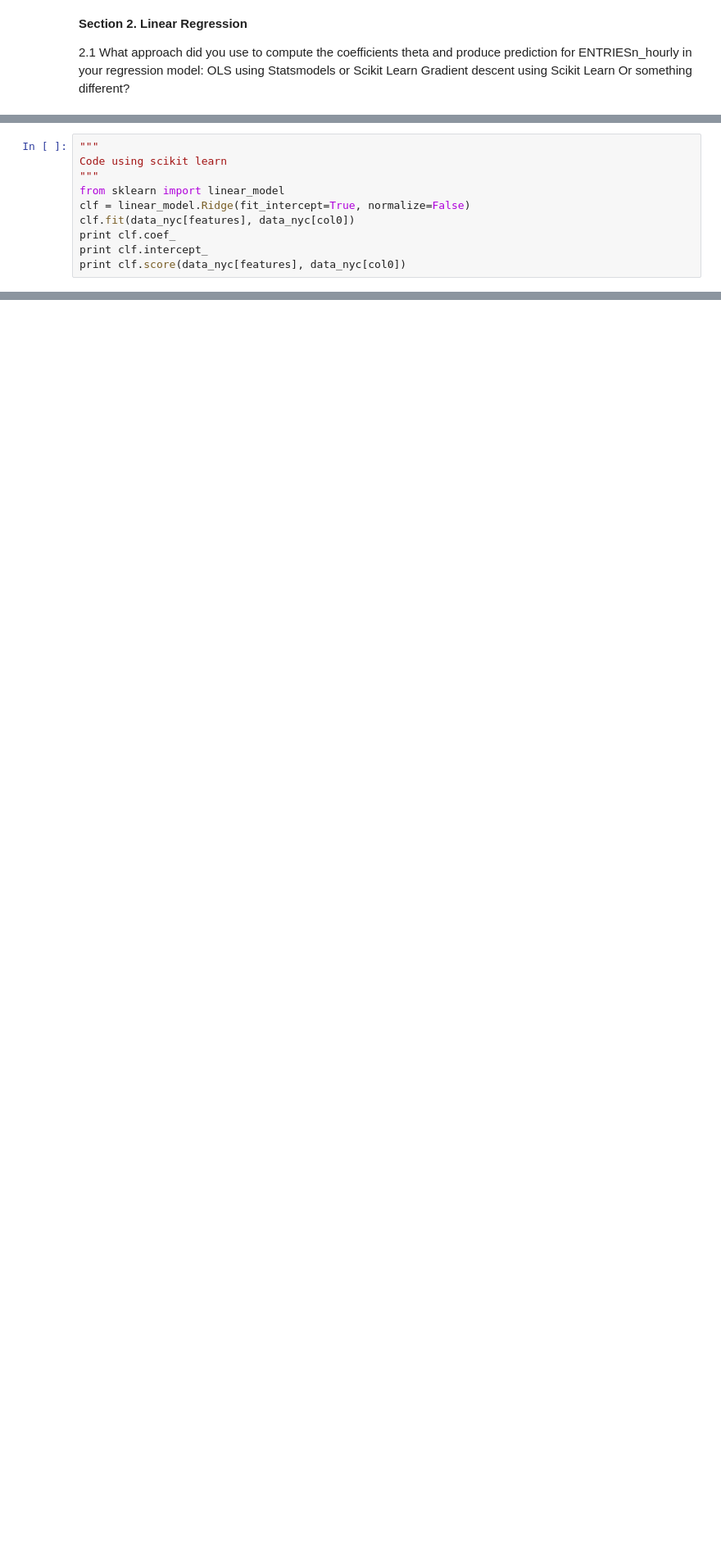
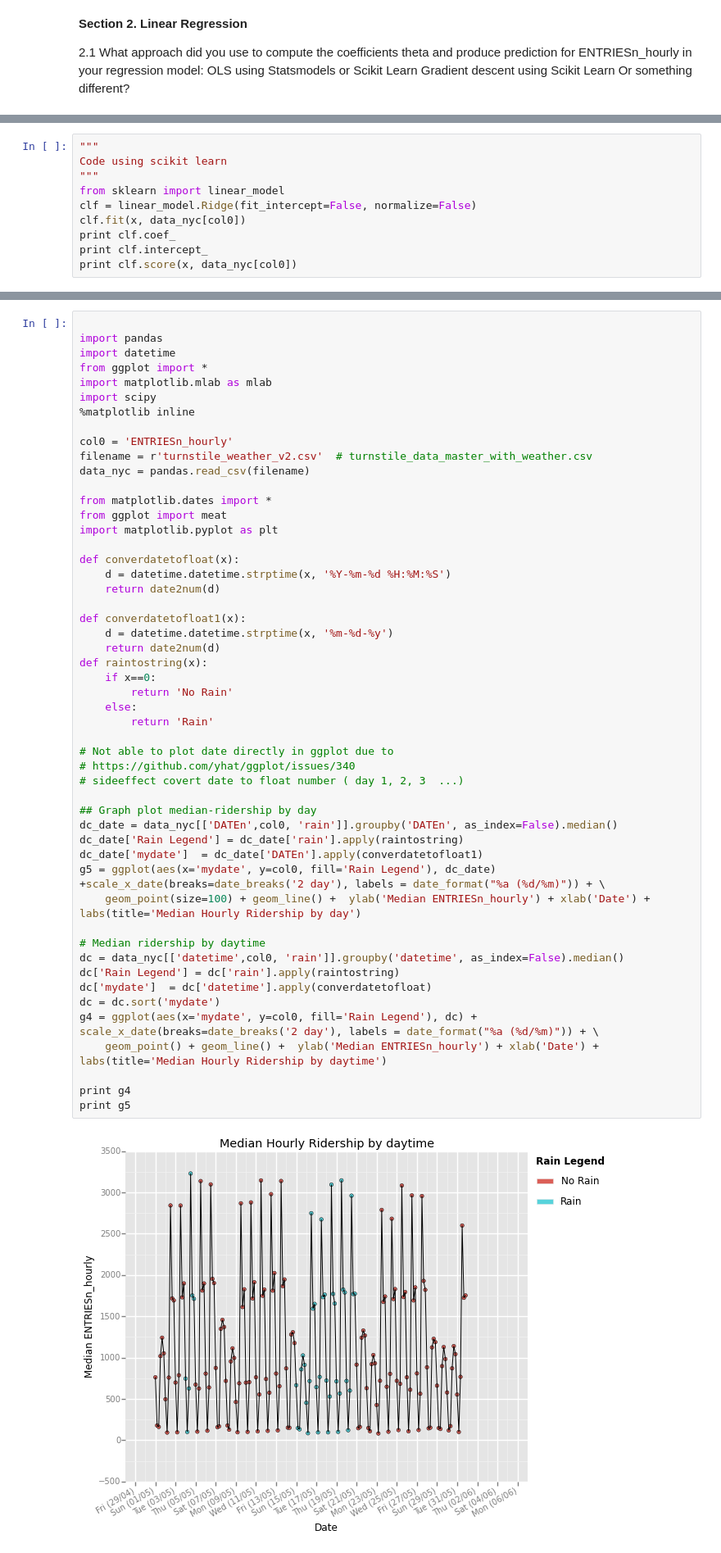
Before and after one commit to inderpreetb/project1-AnalysisOfSubwayData, a Jupyter notebook: assignment.ipynb, the cells around one changed output, grey strips where cells are left out. Shown at 82% size. Drawn from its saved outputs; the diff is of its cells as text; blank space fills up the shorter version.

```diff
--- a/assignment.ipynb
+++ b/assignment.ipynb
@@ -164,9 +206,9 @@ strong multicollinearity or other numerical problems.
 Code using scikit learn
 """
 from sklearn import linear_model
-clf = linear_model.Ridge(fit_intercept=True, normalize=False)
-clf.fit(data_nyc[features], data_nyc[col0])
+clf = linear_model.Ridge(fit_intercept=False, normalize=False)
+clf.fit(x, data_nyc[col0])
 print clf.coef_
 print clf.intercept_
-print clf.score(data_nyc[features], data_nyc[col0])
+print clf.score(x, data_nyc[col0])
 # %% [output]
@@ -191,0 +298,53 @@ Your reasons might also be based on data exploration and experimentation, for ex
+# %%
+
+import pandas
+import datetime
+from ggplot import *
+import matplotlib.mlab as mlab
+import scipy
+%matplotlib inline
+
+col0 = 'ENTRIESn_hourly'
+filename = r'turnstile_weather_v2.csv'  # turnstile_data_master_with_weather.csv
+data_nyc = pandas.read_csv(filename)
+
+from matplotlib.dates import *
+from ggplot import meat
+import matplotlib.pyplot as plt
+
+def converdatetofloat(x):
+    d = datetime.datetime.strptime(x, '%Y-%m-%d %H:%M:%S')
+    return date2num(d)
+
+def converdatetofloat1(x):
+    d = datetime.datetime.strptime(x, '%m-%d-%y')
+    return date2num(d)
+def raintostring(x):
+    if x==0:
+        return 'No Rain'
+    else:
+        return 'Rain'
+
+# Not able to plot date directly in ggplot due to
+# https://github.com/yhat/ggplot/issues/340
+# sideeffect covert date to float number ( day 1, 2, 3  ...)
+
+## Graph plot median-ridership by day
+dc_date = data_nyc[['DATEn',col0, 'rain']].groupby('DATEn', as_index=False).median()
+dc_date['Rain Legend'] = dc_date['rain'].apply(raintostring)
+dc_date['mydate']  = dc_date['DATEn'].apply(converdatetofloat1)
+g5 = ggplot(aes(x='mydate', y=col0, fill='Rain Legend'), dc_date) +scale_x_date(breaks=date_breaks('2 day'), labels = date_format("%a (%d/%m)")) + \
+    geom_point(size=100) + geom_line() +  ylab('Median ENTRIESn_hourly') + xlab('Date') + labs(title='Median Hourly Ridership by day')
+
+# Median ridership by daytime
+dc = data_nyc[['datetime',col0, 'rain']].groupby('datetime', as_index=False).median()
+dc['Rain Legend'] = dc['rain'].apply(raintostring)
+dc['mydate']  = dc['datetime'].apply(converdatetofloat)
+dc = dc.sort('mydate')
+g4 = ggplot(aes(x='mydate', y=col0, fill='Rain Legend'), dc) +   scale_x_date(breaks=date_breaks('2 day'), labels = date_format("%a (%d/%m)")) + \
+    geom_point() + geom_line() +  ylab('Median ENTRIESn_hourly') + xlab('Date') + labs(title='Median Hourly Ridership by daytime')
+
+print g4
+print g5
+# %% [output]
+[figure, added]
```
Also changed, not shown: parts of 32 cells of this notebook.
